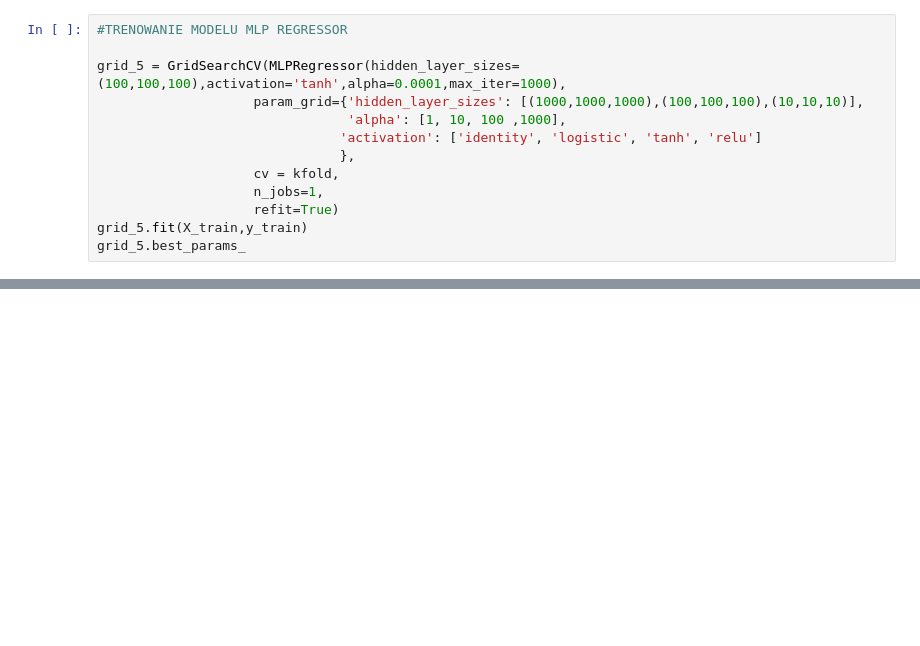
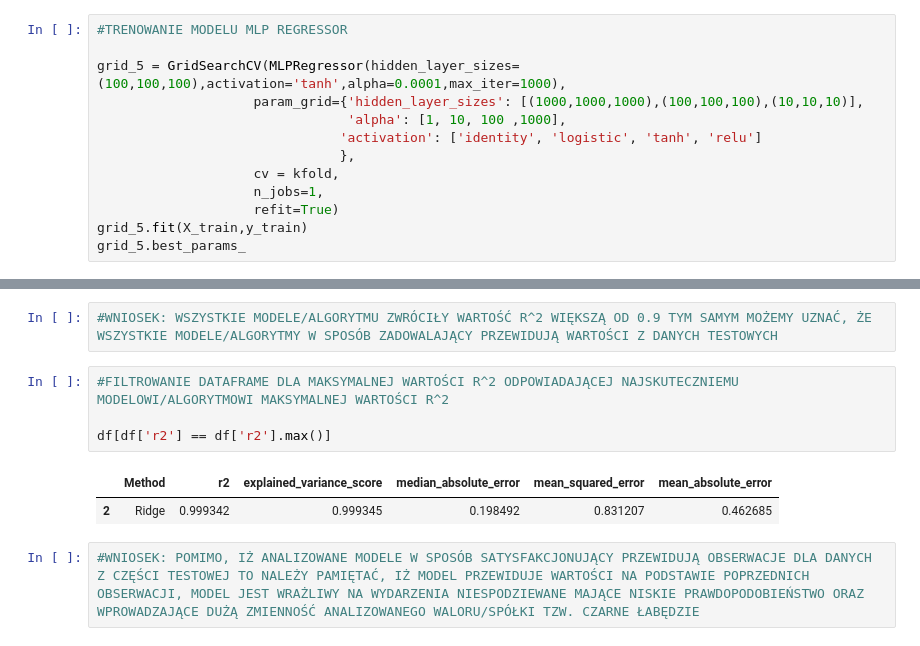
Before and after one commit to rkons88/Google-Alphabet-stock-price-forecast, a Jupyter notebook: PROJEKT ZALICZENIOWY.ipynb, the cells around one changed output, grey strips where cells are left out. Saved outputs shown, nothing was run; the diff lists cells and outputs as text; blank space fills up the shorter version.

```diff
--- a/PROJEKT ZALICZENIOWY.ipynb
+++ b/PROJEKT ZALICZENIOWY.ipynb
@@ -367,0 +378,11 @@ df
+# %%
+#WNIOSEK: WSZYSTKIE MODELE/ALGORYTMU ZWRÓCIŁY WARTOŚĆ R^2 WIĘKSZĄ OD 0.9 TYM SAMYM MOŻEMY UZNAĆ, ŻE WSZYSTKIE MODELE/ALGORYTMY W SPOSÓB ZADOWALAJĄCY PRZEWIDUJĄ WARTOŚCI Z DANYCH TESTOWYCH
+# %%
+#FILTROWANIE DATAFRAME DLA MAKSYMALNEJ WARTOŚCI R^2 ODPOWIADAJĄCEJ NAJSKUTECZNIEMU MODELOWI/ALGORYTMOWI MAKSYMALNEJ WARTOŚCI R^2
+
+df[df['r2'] == df['r2'].max()]
+# %% [output]
+|  | Method | r2 | explained_variance_score | median_absolute_error | mean_squared_error | mean_absolute_error |
+| 2 | Ridge | 0.999342 | 0.999345 | 0.198492 | 0.831207 | 0.462685 |
+# %%
+#WNIOSEK: POMIMO, IŻ ANALIZOWANE MODELE W SPOSÓB SATYSFAKCJONUJĄCY PRZEWIDUJĄ OBSERWACJE DLA DANYCH Z CZĘŚCI TESTOWEJ TO NALEŻY PAMIĘTAĆ, IŻ MODEL PRZEWIDUJE WARTOŚCI NA PODSTAWIE POPRZEDNICH OBSERWACJI, MODEL JEST WRAŻLIWY NA WYDARZENIA NIESPODZIEWANE MAJĄCE NISKIE PRAWDOPODOBIEŃSTWO ORAZ WPROWADZAJĄCE DUŻĄ ZMIENNOŚĆ ANALIZOWANEGO WALORU/SPÓŁKI TZW. CZARNE ŁABĘDZIE
```
Also changed, not shown: parts of 20 cells of this notebook.
